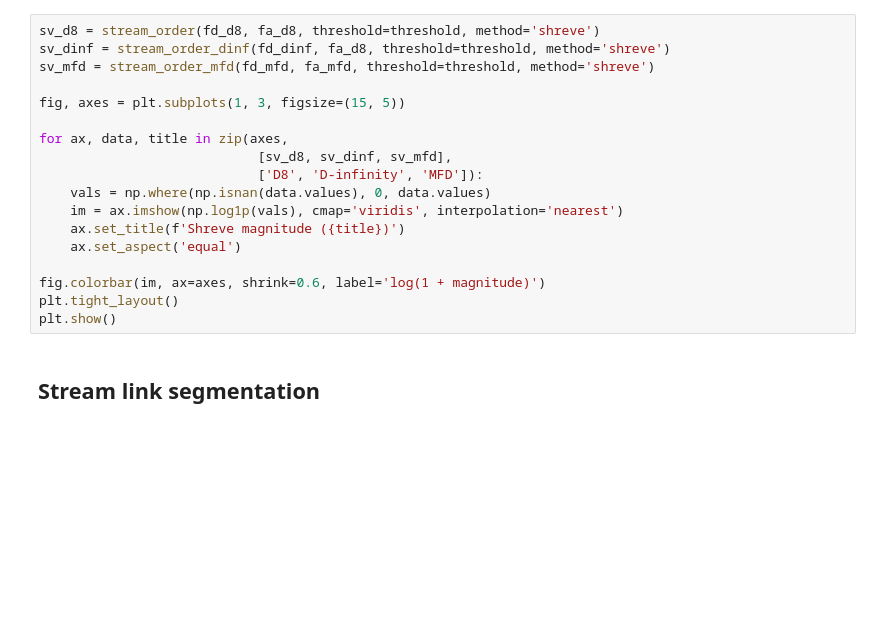
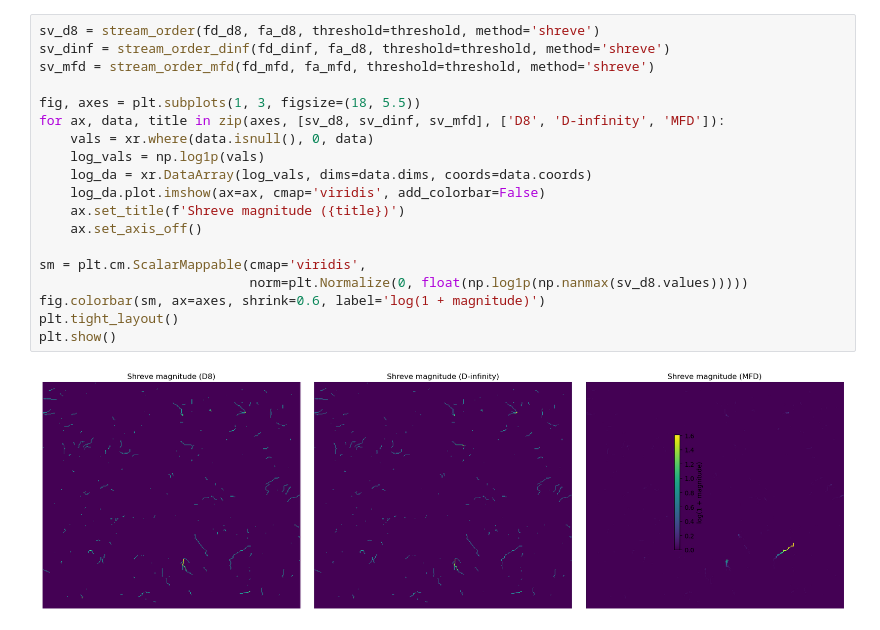
Before and after one commit to makepath/xarray-spatial, a Jupyter notebook: examples/user_guide/27_Stream_Analysis_Dinf_MFD.ipynb, the cells around one changed output. Saved outputs shown, nothing was run; the diff lists cells and outputs as text; blank space fills up the shorter version.

```diff
--- a/examples/user_guide/27_Stream_Analysis_Dinf_MFD.ipynb
+++ b/examples/user_guide/27_Stream_Analysis_Dinf_MFD.ipynb
@@ -92,20 +120,21 @@ plt.show()
 # %%
 sv_d8 = stream_order(fd_d8, fa_d8, threshold=threshold, method='shreve')
 sv_dinf = stream_order_dinf(fd_dinf, fa_d8, threshold=threshold, method='shreve')
 sv_mfd = stream_order_mfd(fd_mfd, fa_mfd, threshold=threshold, method='shreve')
 
-fig, axes = plt.subplots(1, 3, figsize=(15, 5))
+fig, axes = plt.subplots(1, 3, figsize=(18, 5.5))
+for ax, data, title in zip(axes, [sv_d8, sv_dinf, sv_mfd], ['D8', 'D-infinity', 'MFD']):
+    vals = xr.where(data.isnull(), 0, data)
+    log_vals = np.log1p(vals)
+    log_da = xr.DataArray(log_vals, dims=data.dims, coords=data.coords)
+    log_da.plot.imshow(ax=ax, cmap='viridis', add_colorbar=False)
+    ax.set_title(f'Shreve magnitude ({title})')
+    ax.set_axis_off()
 
-for ax, data, title in zip(axes,
-                            [sv_d8, sv_dinf, sv_mfd],
-                            ['D8', 'D-infinity', 'MFD']):
-    vals = np.where(np.isnan(data.values), 0, data.values)
-    im = ax.imshow(np.log1p(vals), cmap='viridis', interpolation='nearest')
-    ax.set_title(f'Shreve magnitude ({title})')
-    ax.set_aspect('equal')
-
-fig.colorbar(im, ax=axes, shrink=0.6, label='log(1 + magnitude)')
+sm = plt.cm.ScalarMappable(cmap='viridis',
+                           norm=plt.Normalize(0, float(np.log1p(np.nanmax(sv_d8.values)))))
+fig.colorbar(sm, ax=axes, shrink=0.6, label='log(1 + magnitude)')
 plt.tight_layout()
 plt.show()
+# %% [output]
+[figure, added]
-# %% [markdown]
-## Stream link segmentation
```
Also changed, not shown: parts of 21 cells of this notebook, 1 other file.
